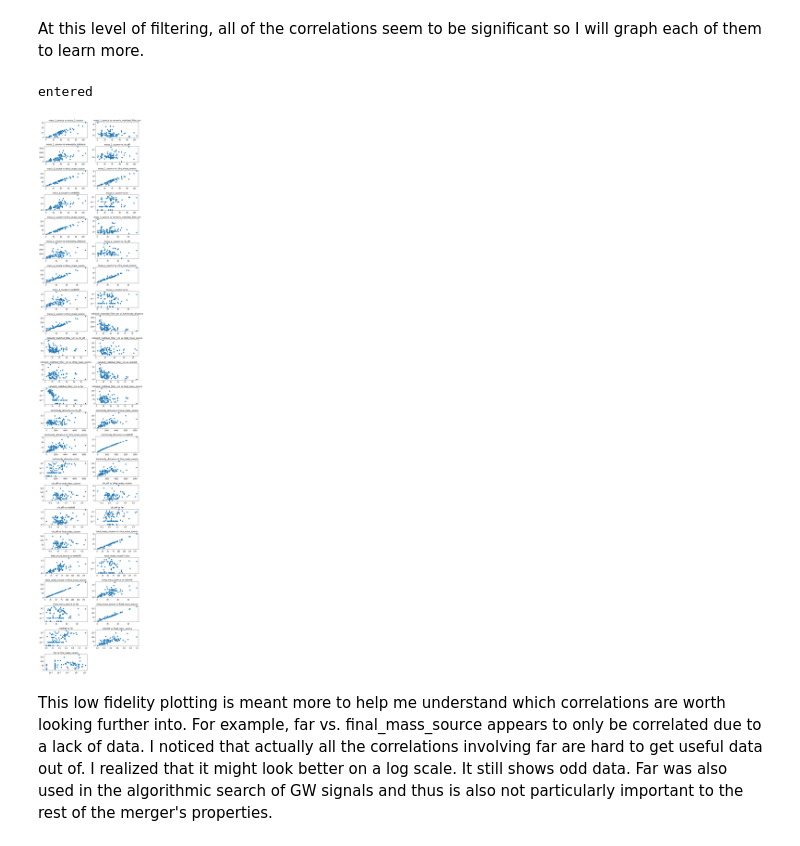
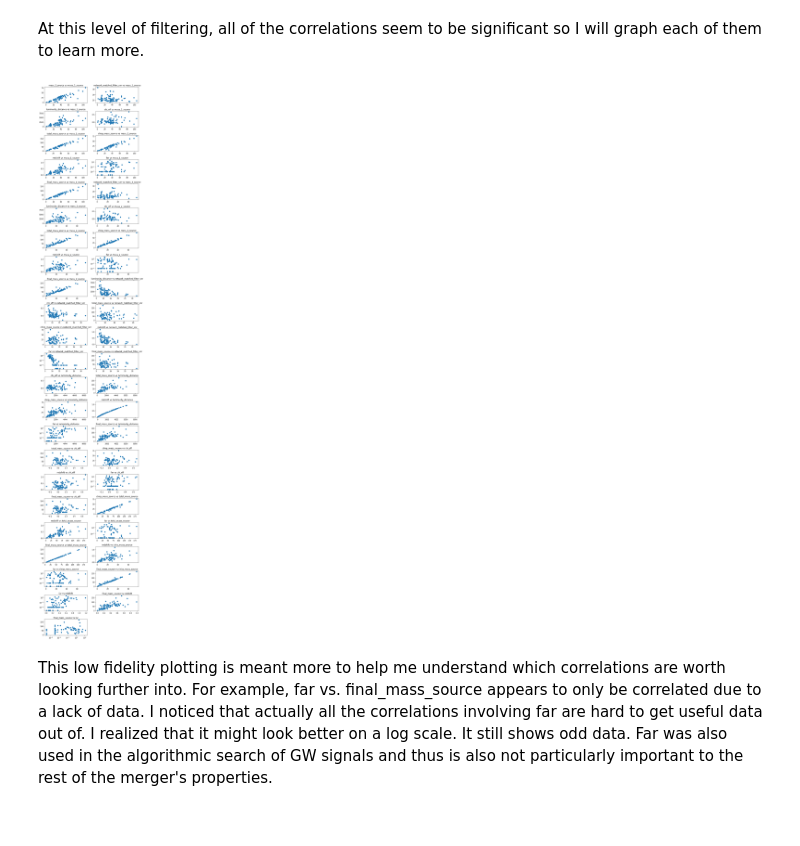
Before and after one commit to thor-ium/LIGO-Data-Analysis, a Jupyter notebook: Final_Project_thbr2284.ipynb, the cells around one changed output. Saved outputs shown, nothing was run; the diff lists cells and outputs as text; code cells hidden in the pictures.

```diff
--- a/Final_Project_thbr2284.ipynb
+++ b/Final_Project_thbr2284.ipynb
@@ -363,28 +366,26 @@ At this level of filtering, all of the correlations seem to be significant so I
 # %%
 
 final.replace(np.NaN, 0)
 to_graph = []
 ligo = pd.read_csv("Ligo.csv")
 for i in final.columns:
     for j in final.columns:
         if final[i][j] != 0:
             if (j, i) not in to_graph:
                 if (i != j):
                     to_graph.append((i,j))
 fig = plt.figure(figsize=(10,60))
 for i in range(len(to_graph)):
     plt.subplot(23, 2, i+1)
 
     plt.scatter(ligo[to_graph[i][0]], ligo[to_graph[i][1]])
-    plt.title(f'{to_graph[i][0]} vs {to_graph[i][1]}')
+    plt.title(f'{to_graph[i][1]} vs {to_graph[i][0]}')
     if(to_graph[i][0] == "far"):
-        print("entered")
         plt.xscale("log")
     if(to_graph[i][1] == "far"):
         plt.yscale("log")
 plt.subplots_adjust(hspace=0.5)
 # %% [output]
-entered
-[figure, old version]
+[figure, new version]
 # %% [markdown]
 This low fidelity plotting is meant more to help me understand which correlations are worth looking further into. For example, far vs. final_mass_source appears to only be correlated due to a lack of data. I noticed that actually all the correlations involving far are hard to get useful data out of. I realized that it might look better on a log scale. It still shows odd data. Far was also used in the algorithmic search of GW signals and thus is also not particularly important to the rest of the merger's properties.
```
Also changed, not shown: parts of 7 cells of this notebook, 9 other files.
